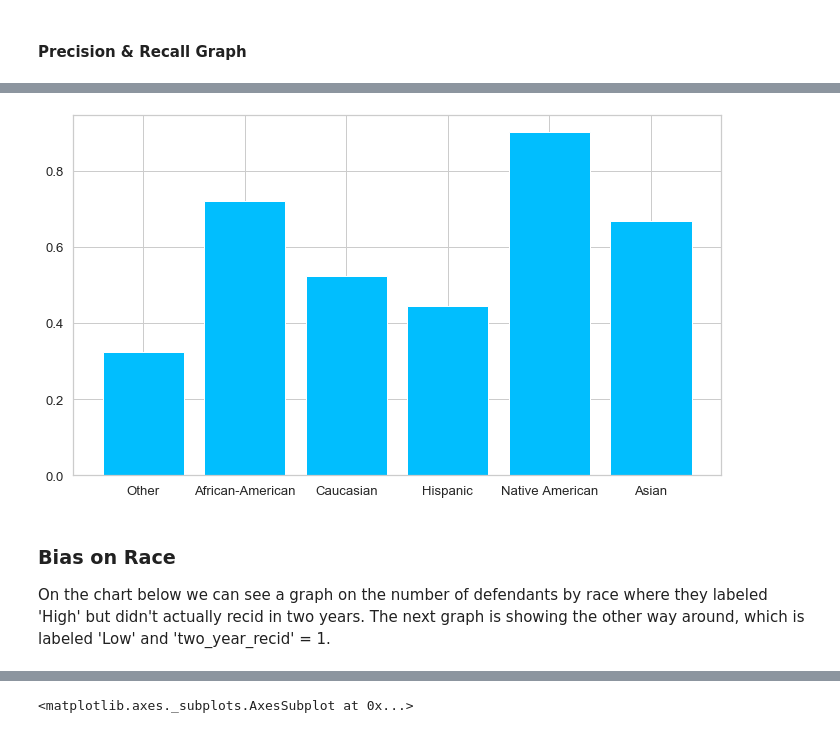
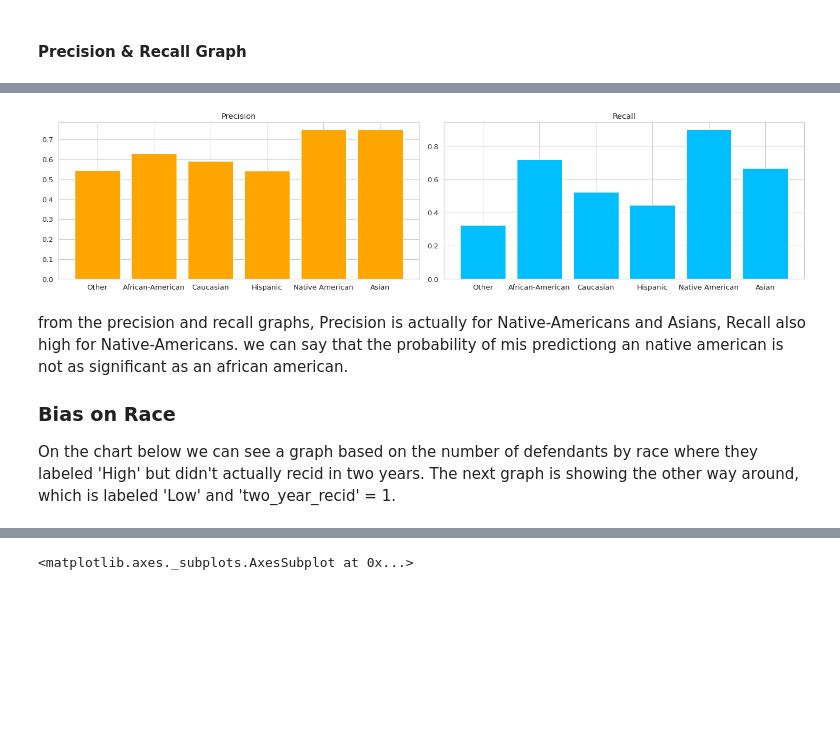
Before and after one commit to irmanfaqrizal/datascience, a Jupyter notebook: firstpart.ipynb, the cells around one changed output, grey strips where cells are left out. Drawn from its saved outputs; the diff is of its cells as text; code cells hidden in the pictures; blank space fills up the shorter version.

```diff
--- a/firstpart.ipynb
+++ b/firstpart.ipynb
@@ -399,16 +402,20 @@ plt.show()
 # %%
-#Recall Graph
+#Precision & Recall Graph
+Precision = [tmpprecission[0], tmpprecission[1], tmpprecission[2], tmpprecission[3], tmpprecission[4], tmpprecission[5]]
 Recall = [tmprecall[0], tmprecall[1], tmprecall[2], tmprecall[3], tmprecall[4], tmprecall[5]]
-fig = plt.figure()
-fig.set_size_inches(9, 5)
-ax = fig.add_axes([0,0,1,1])
-ax.bar(Race,Recall)
-plt.show()
+fig, axes = plt.subplots(nrows=1, ncols=2, figsize=(20, 5))
+axes[0].set_title('Precision')
+axes[0].bar(Race, Precision, color='orange')
+axes[1].set_title('Recall')
+axes[1].bar(Race, Recall)
+fig.tight_layout()
 # %% [output]
-[figure, old version]
+[figure, new version]
 # %% [markdown]
+from the precision and recall graphs, Precision is actually for Native-Americans and Asians, Recall also high for Native-Americans. we can say that the probability of mis predictiong an native american is not as significant as an african american.
+
 ###  Bias on Race
-On the chart below we can see a graph on the number of defendants by race where they labeled 'High' but didn't actually recid in two years. The next graph is showing the other way around, which is labeled 'Low' and 'two_year_recid' = 1.
+On the chart below we can see a graph based on the number of defendants by race where they labeled 'High' but didn't actually recid in two years. The next graph is showing the other way around, which is labeled 'Low' and 'two_year_recid' = 1.
 # %%
 dfbias = df.loc[(df['two_year_recid']==0) & (df['score_text']=='High')]
 sns.countplot(dfbias.race)
```
Also changed, not shown: parts of 37 cells of this notebook, 1 other file.
